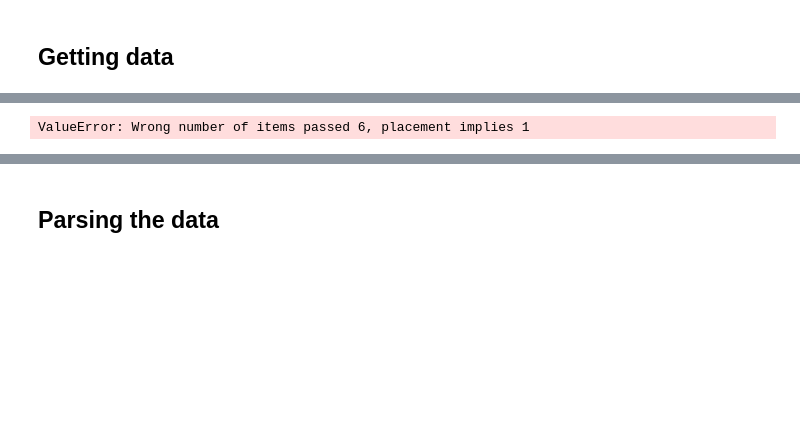
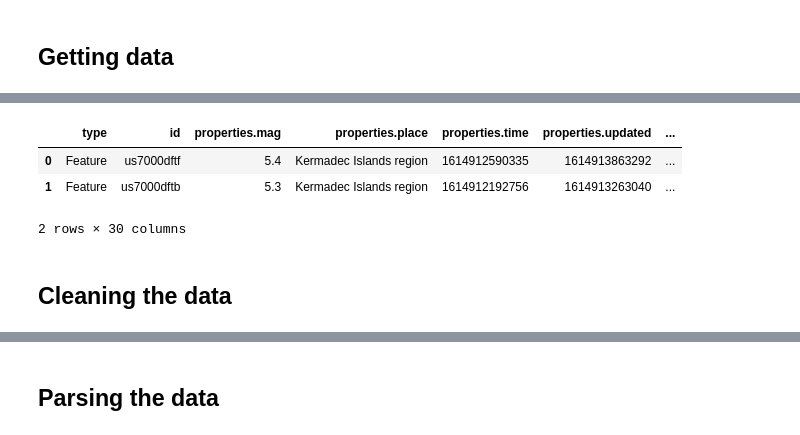
Before and after one commit to hrokr/Pybraries, a Jupyter notebook: folium/quakes/quake.ipynb, the cells around one changed output, grey strips where cells are left out. Saved outputs shown, nothing was run; the diff lists cells and outputs as text; code cells hidden in the pictures; blank space fills up the shorter version.

```diff
--- a/folium/quakes/quake.ipynb
+++ b/folium/quakes/quake.ipynb
@@ -127,4 +86,0 @@ df
-# %%
-df['dtg'] = df[['Year', 'Mo', 'Dy', 'Hr', 'Mn', 'Sec']].apply(pd.to_datetime, format='%Y-%m-%d %H:%M:%S')
-# %% [output]
-ValueError: Wrong number of items passed 6, placement implies 1
@@ -138,0 +87,9 @@ df['dtg'].to_datetime(df['dtg'])
+# %%
+quakes.head(2)
+# %% [output]
+|  | type | id | properties.mag | properties.place | properties.time | properties.updated | ... |
+| 0 | Feature | us7000dftf | 5.4 | Kermadec Islands region | 1614912590335 | 1614913863292 | ... |
+| 1 | Feature | us7000dftb | 5.3 | Kermadec Islands region | 1614912192756 | 1614913263040 | ... |
+2 rows × 30 columns
+# %% [markdown]
+## Cleaning the data
```
Also changed, not shown: parts of 25 cells of this notebook.
